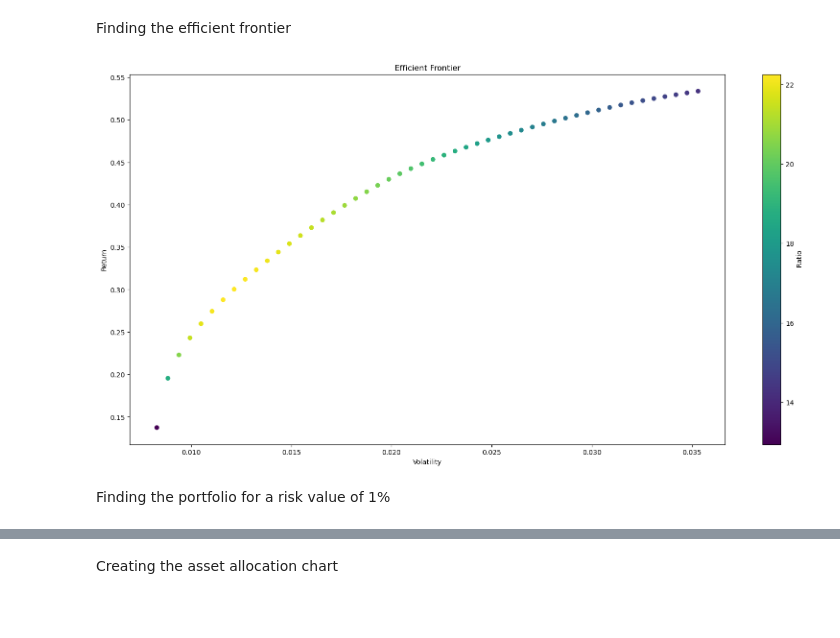
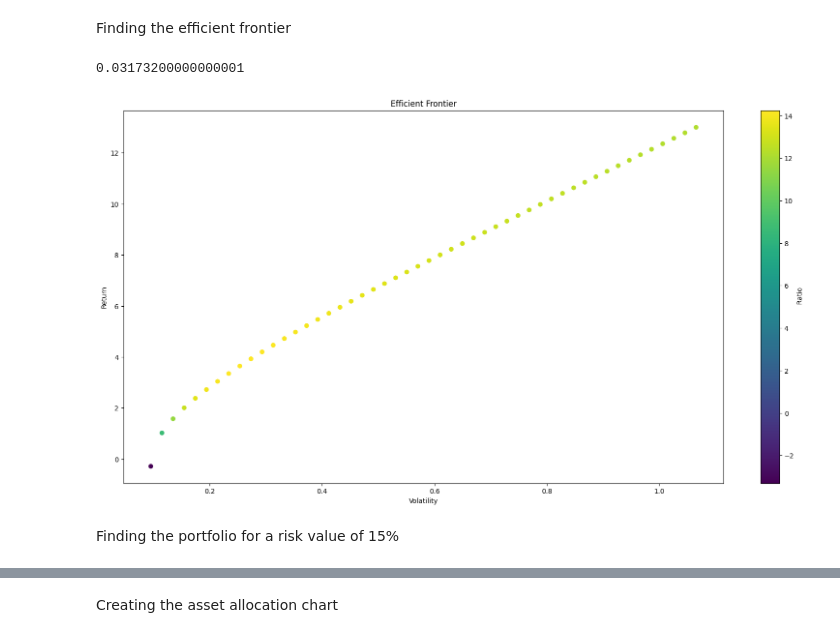
Before and after one commit to DilshanSonnadara/Quantum_Computing_Research, a Jupyter notebook: Mean-Variance Optimization.ipynb, the cells around one changed output, grey strips where cells are left out. Drawn from its saved outputs; the diff is of its cells as text; code cells hidden in the pictures; blank space fills up the shorter version.

```diff
--- a/Mean-Variance Optimization.ipynb
+++ b/Mean-Variance Optimization.ipynb
@@ -52,7 +60,7 @@ def negative_portfolio_returns(weights):
 
 # Define a function to calculate portfolio volatility (risk)
 def portfolio_volatility(weights):
-    return np.sqrt(np.dot(weights, np.dot(weights, covar)))
+    return np.sqrt(np.dot(weights, np.dot(weights, covar)))*np.sqrt(252)
 # %%
 #Sum of weights should be 1
 weight_sum_constraint = {'type': 'eq', 'fun': lambda weights: np.sum(weights) - 1}
@@ -136,5 +144,45 @@ Return: 13.18% Risk: 0.008
 # %% [markdown]
 Finding the efficient frontier
+# %%
+#Let us now find the risk free rate
+risk_free_values = [
+    1.45 / 100,
+    3.96 / 100,
+    2.95 / 100,
+    1.45 / 100,
+    0.89 / 100,
+    2.14 / 100,
+    2.91 / 100,
+    2.33 / 100,
+    1.84 / 100,
+    2.14 / 100,
+    2.54 / 100,
+    2.35 / 100,
+    1.80 / 100,
+    2.78 / 100,
+    3.22 / 100,
+    3.26 / 100,
+    3.66 / 100,
+    4.63 / 100,
+    4.80 / 100,
+    4.29 / 100,
+    4.27 / 100,
+    4.01 / 100,
+    4.61 / 100,
+    5.02 / 100,
+    6.03 / 100
+]
+
+# Python program to get average of a list
+def Average(lst):
+    return sum(lst) / len(lst)
+
+
+# Get the average risk free rate
+rfr = Average(risk_free_values)
+print(rfr)
+# %% [output]
+0.03173200000000001
 # %%
 # Define the new objective function to maximize return (minimize negative return)
 def negative_portfolio_return(weights):
@@ -153,36 +201,35 @@ gap = (vol_max - vol_min) / (num_ports)
 
 # Loop through to generate portfolios with increasing risk and maximizing return
 for i in range(num_ports):
     target_vol = vol_min + i * gap
 
     # Constraint to ensure sum of weights is 1 and to fix the portfolio volatility
     constraints = [{'type': 'eq', 'fun': lambda weights: np.sum(weights) - 1},
                     {'type': 'ineq', 'fun': lambda weights: target_vol - portfolio_volatility(weights)}]  # Volatility not more than target
     bounds = Bounds(0, 1)
 
     #Find the optimum results
     result = minimize(negative_portfolio_return,initial_weights, method='SLSQP', bounds=bounds, constraints=constraints)
 
     # Storing the results
     all_weights[i, :] = result.x
     ret_arr[i] = ret(r, result.x)
     vol_arr[i] = target_vol
 
 
 # Calculate Sharpe ratios for each portfolio
-# assumed to be 0.03
-sharpe_arr = (ret_arr-0.03)/ vol_arr
+sharpe_arr = (ret_arr-rfr)/ vol_arr
 
 # Plotting the Efficient Frontier
 plt.figure(figsize=(20, 10))
 plt.scatter(vol_arr, ret_arr, c=sharpe_arr, cmap='viridis')
 plt.colorbar(label=' Ratio')
 plt.xlabel('Volatility')
 plt.ylabel('Return')
 plt.title('Efficient Frontier')
 plt.show()
 # %% [output]
-[figure, old version]
+[figure, new version]
 # %% [markdown]
-Finding the portfolio for a risk value of 1%
+Finding the portfolio for a risk value of 15%
 # %%
```
Also changed, not shown: parts of 13 cells of this notebook, 3 other files.
